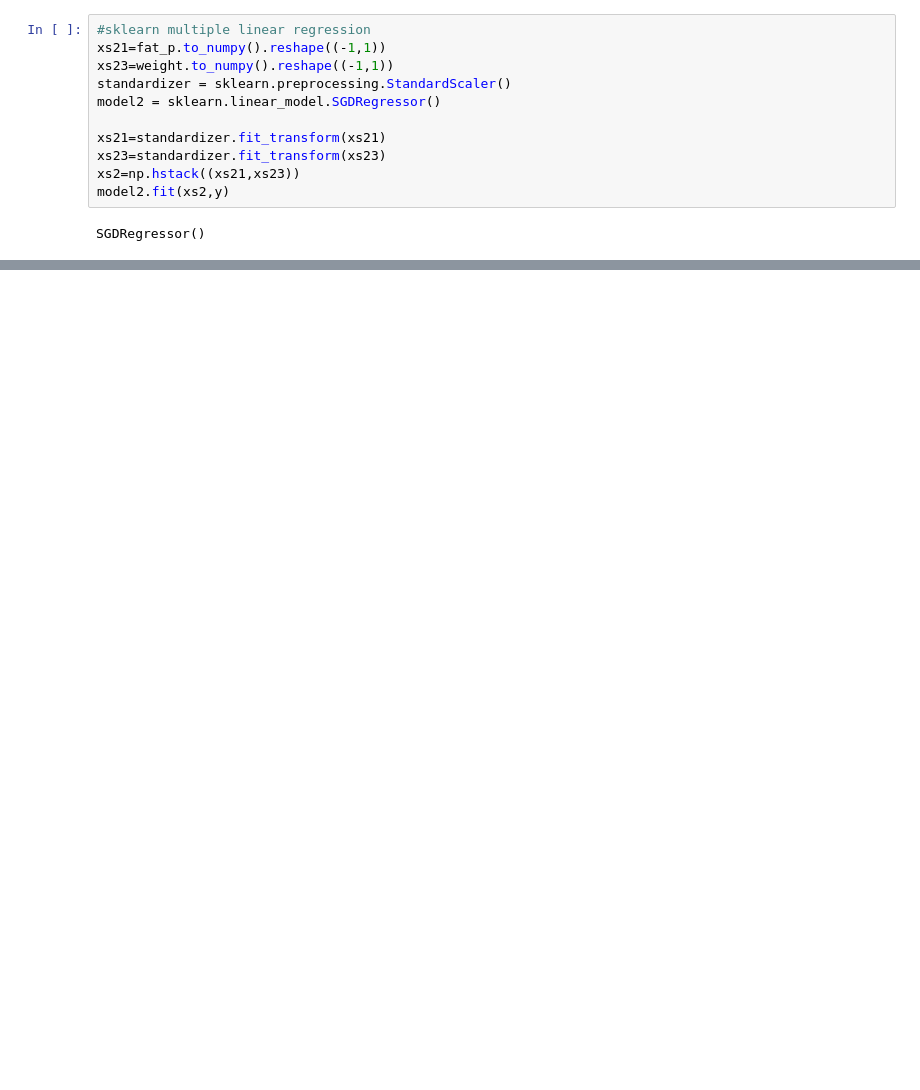
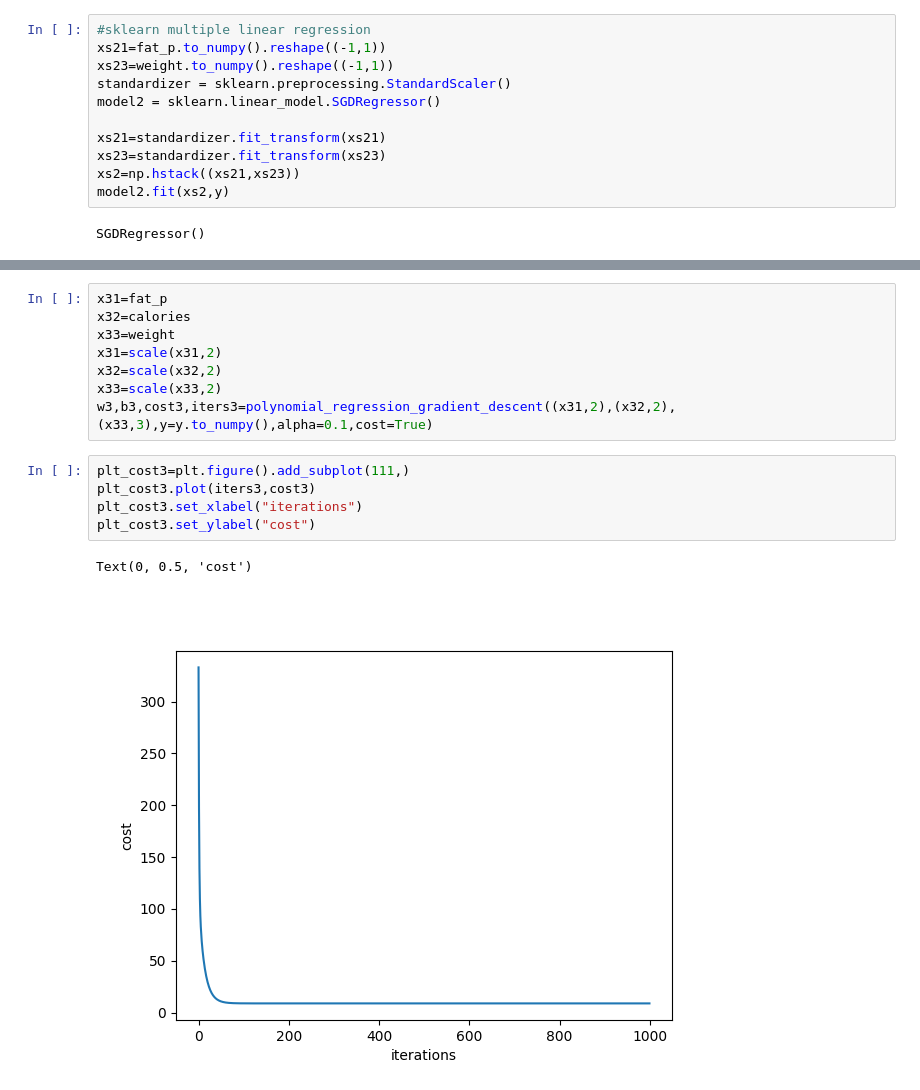
Before and after one commit to Pourixa/life-style-analyze, a Jupyter notebook: main.ipynb, the cells around one changed output, grey strips where cells are left out. Saved outputs shown, nothing was run; the diff lists cells and outputs as text; blank space fills up the shorter version.

Commit message:
Add polynomial regression
Added my own polynomial model and compared it to sklearn's model

```diff
--- a/main.ipynb
+++ b/main.ipynb
@@ -272,0 +317,16 @@ ax4.legend()
+# %%
+x31=fat_p
+x32=calories
+x33=weight
+x31=scale(x31,2)
+x32=scale(x32,2)
+x33=scale(x33,2)
+w3,b3,cost3,iters3=polynomial_regression_gradient_descent((x31,2),(x32,2),(x33,3),y=y.to_numpy(),alpha=0.1,cost=True)
+# %%
+plt_cost3=plt.figure().add_subplot(111,)
+plt_cost3.plot(iters3,cost3)
+plt_cost3.set_xlabel("iterations")
+plt_cost3.set_ylabel("cost")
+# %% [output]
+Text(0, 0.5, 'cost')
+[figure, added]
```
Also changed, not shown: parts of 7 cells of this notebook.
